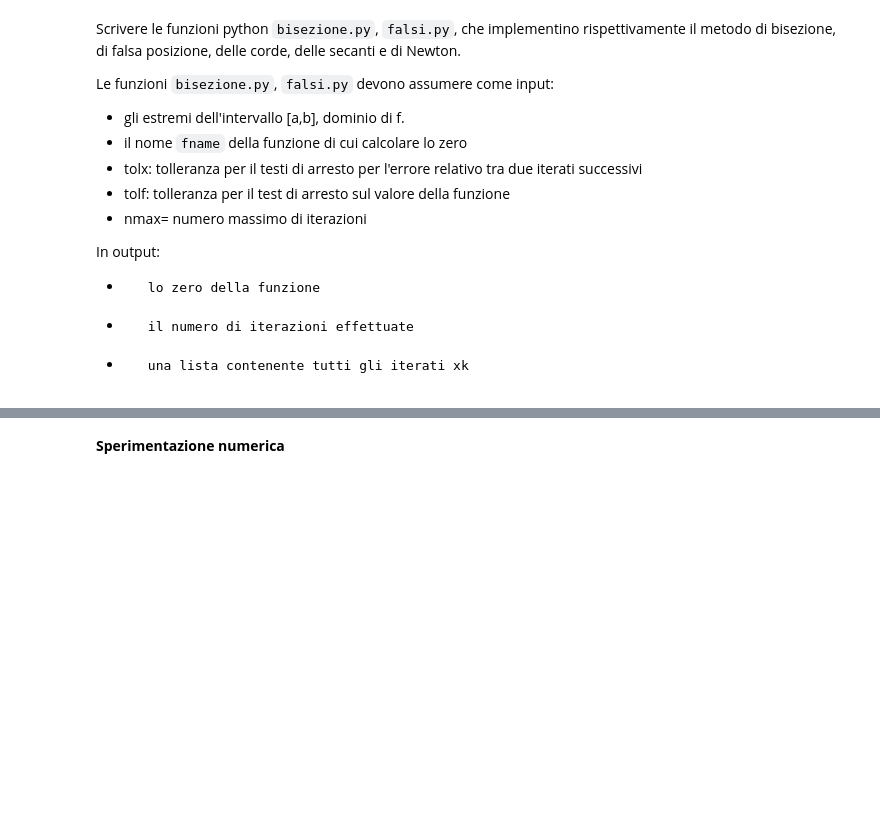
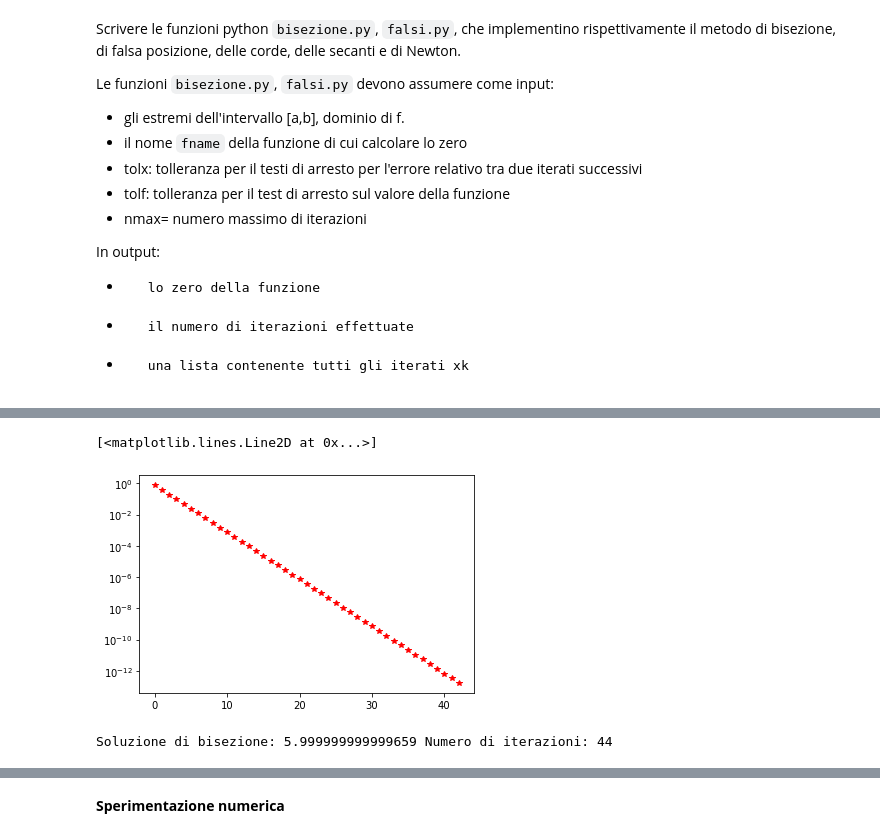
Before and after one commit to rAdamm0/Numerical-Methods-Python, a Jupyter notebook: Esercitazione_6.ipynb, the cells around one changed output, grey strips where cells are left out. Saved outputs shown, nothing was run; the diff lists cells and outputs as text; code cells hidden in the pictures; blank space fills up the shorter version.

```diff
--- a/Esercitazione_6.ipynb
+++ b/Esercitazione_6.ipynb
@@ -47,0 +80,14 @@ def bisection_method(fname,b,a,tolx):
+# %%
+alpha = 2.0
+ek = np.abs(np.array(v_xk)-alpha)
+plt.semilogy(np.arange(it),ek,'r*')
+# %% [output]
+[<matplotlib.lines.Line2D at 0x...>]
+[figure, added]
+# %%
+a3 = 5
+b3 = 15
+xk, it,v_xk = bisection_method(f,a3,b3,tolx)
+print ("Soluzione di bisezione:",xk,"Numero di iterazioni:",it)
+# %% [output]
+Soluzione di bisezione: 5.999999999999659 Numero di iterazioni: 44
```
Also changed, not shown: parts of 5 cells of this notebook.
